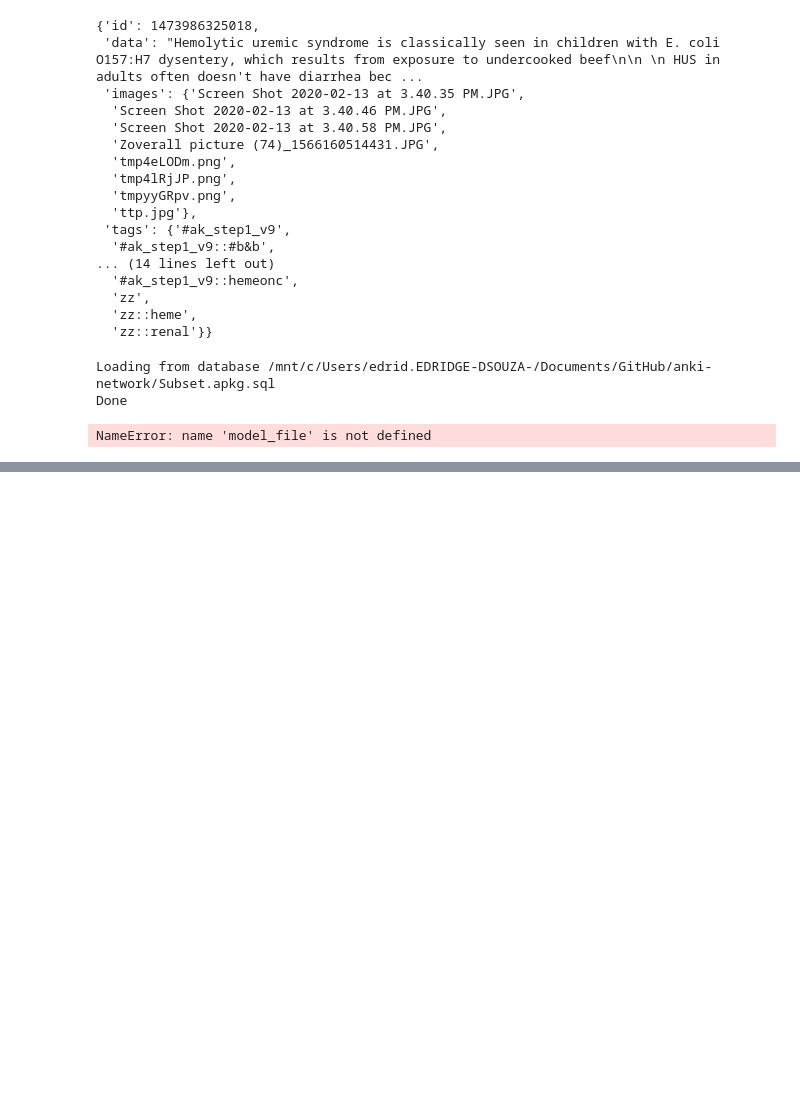
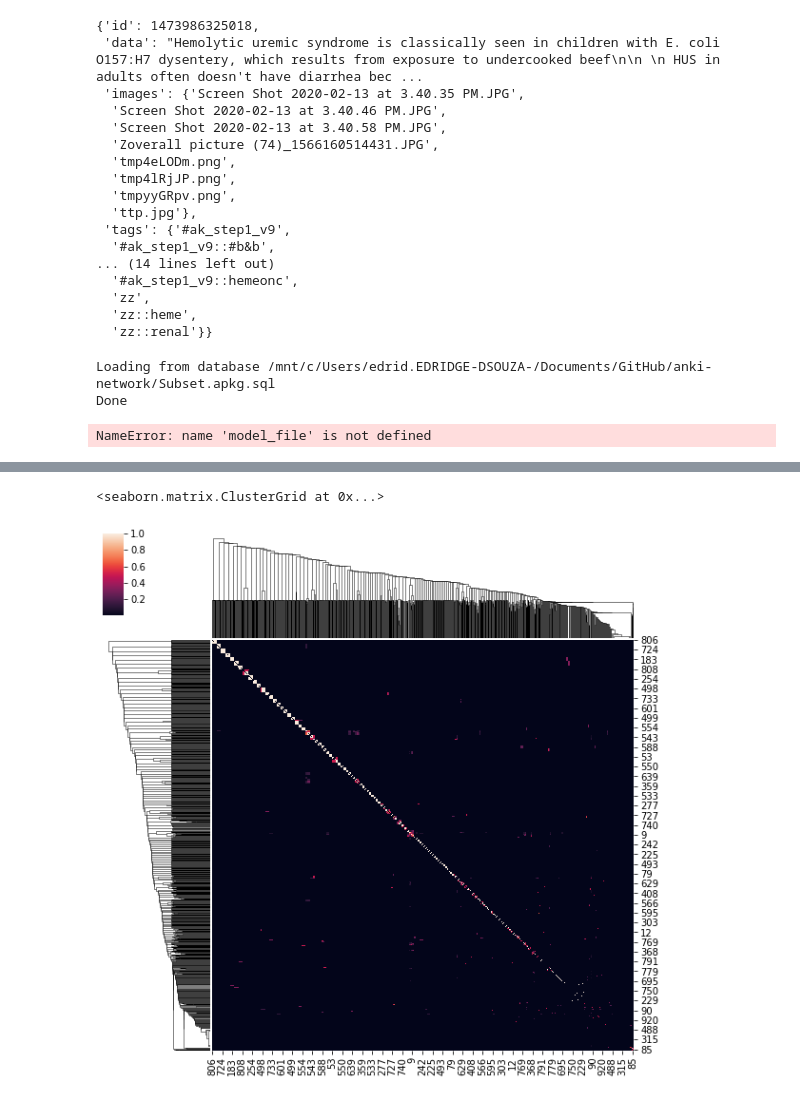
Before and after one commit to edridgedsouza/anki-network, a Jupyter notebook: Scratchpad.ipynb, the cells around one changed output, grey strips where cells are left out. Drawn from its saved outputs; the diff is of its cells as text; code cells hidden in the pictures; blank space fills up the shorter version.

```diff
--- a/Scratchpad.ipynb
+++ b/Scratchpad.ipynb
@@ -537,0 +565,17 @@ NameError: name 'model_file' is not defined
+# %%
+from matplotlib.colors import LogNorm, Normalize
+
+all_images = list(x.all_imgs)
+sim = x.image_sim.copy()
+sim.image_a = sim.image_a.map(lambda img: all_images.index(img))
+sim.image_b = sim.image_b.map(lambda img: all_images.index(img))
+
+
+from scipy.sparse import coo_matrix
+
+tmp = coo_matrix((sim.value, (sim.image_a, sim.image_b)), shape=(len(all_images), len(all_images))).toarray()
+
+sns.clustermap(tmp + 0.0001,norm=)
+# %% [output]
+<seaborn.matrix.ClusterGrid at 0x...>
+[figure, added]
```
Also changed, not shown: parts of 2 cells of this notebook.
